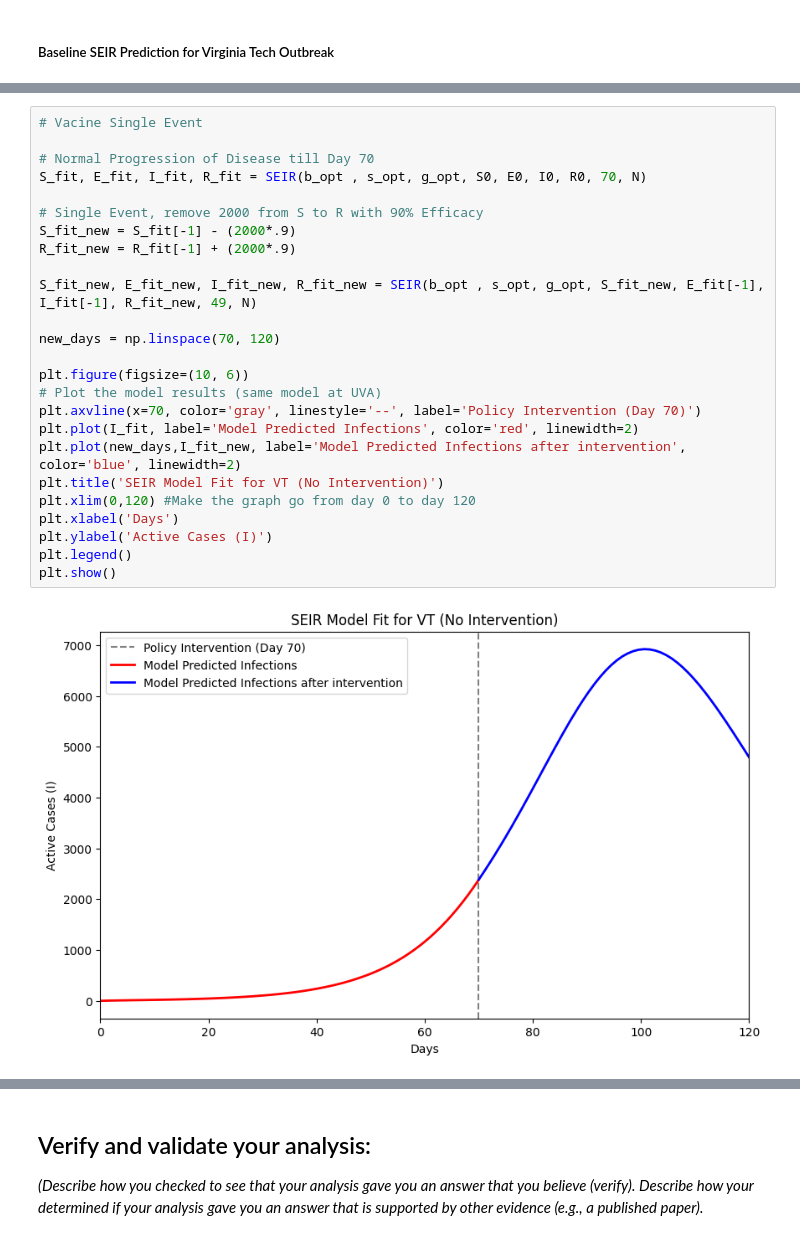
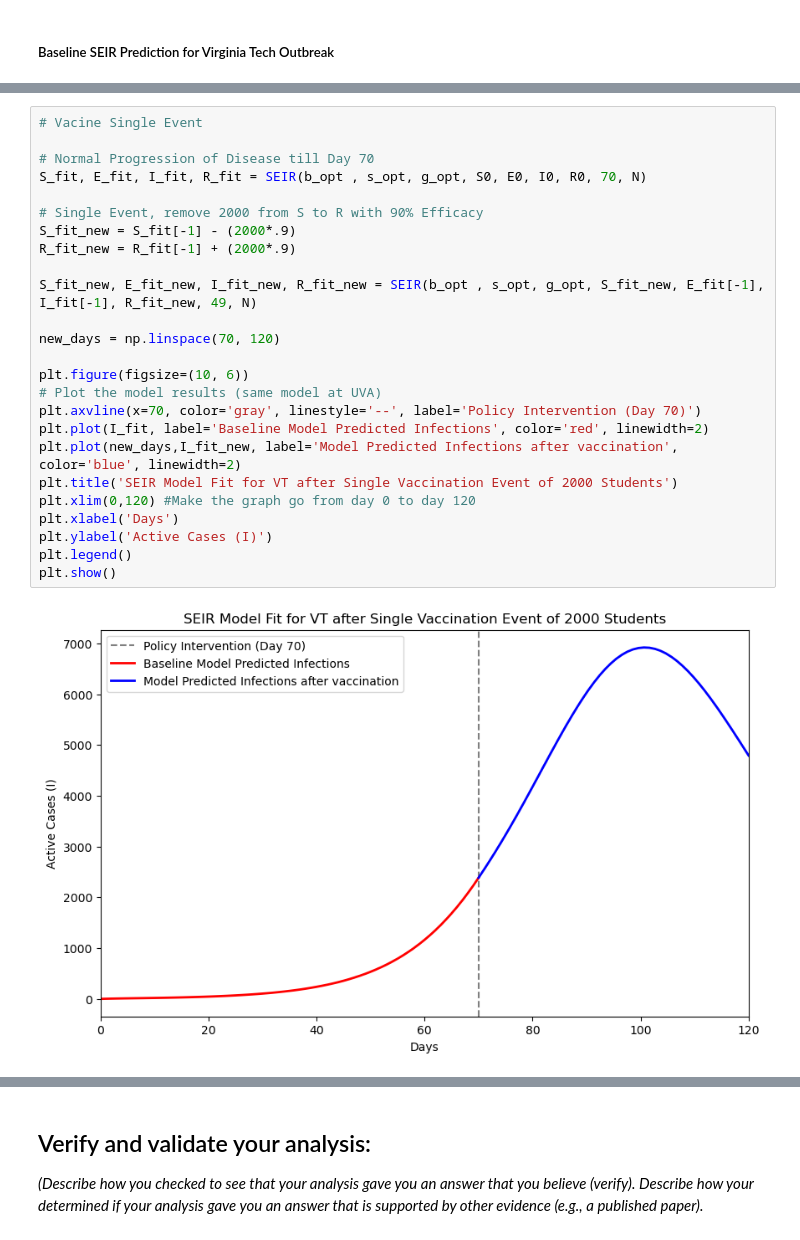
Before and after one commit to ktt920/Module-2-Epidemics-SIR-Modeling, a Jupyter notebook: Notebook examples/Template_student_final_notebook.ipynb, the cells around one changed output, grey strips where cells are left out. Drawn from its saved outputs; the diff is of its cells as text.

Commit message:
Update Intervention with New code
The notebook is not updated with all 5 interventions

```diff
--- a/Notebook examples/Template_student_final_notebook.ipynb
+++ b/Notebook examples/Template_student_final_notebook.ipynb
@@ -579,27 +585,27 @@ plt.show()
 # %%
 # Vacine Single Event
 
 # Normal Progression of Disease till Day 70
 S_fit, E_fit, I_fit, R_fit = SEIR(b_opt , s_opt, g_opt, S0, E0, I0, R0, 70, N)
 
 # Single Event, remove 2000 from S to R with 90% Efficacy
 S_fit_new = S_fit[-1] - (2000*.9)
 R_fit_new = R_fit[-1] + (2000*.9)
 
 S_fit_new, E_fit_new, I_fit_new, R_fit_new = SEIR(b_opt , s_opt, g_opt, S_fit_new, E_fit[-1], I_fit[-1], R_fit_new, 49, N)
 
 new_days = np.linspace(70, 120)
 
 plt.figure(figsize=(10, 6))
 # Plot the model results (same model at UVA)
 plt.axvline(x=70, color='gray', linestyle='--', label='Policy Intervention (Day 70)')
-plt.plot(I_fit, label='Model Predicted Infections', color='red', linewidth=2)
-plt.plot(new_days,I_fit_new, label='Model Predicted Infections after intervention', color='blue', linewidth=2)
-plt.title('SEIR Model Fit for VT (No Intervention)')
+plt.plot(I_fit, label='Baseline Model Predicted Infections', color='red', linewidth=2)
+plt.plot(new_days,I_fit_new, label='Model Predicted Infections after vaccination', color='blue', linewidth=2)
+plt.title('SEIR Model Fit for VT after Single Vaccination Event of 2000 Students')
 plt.xlim(0,120) #Make the graph go from day 0 to day 120
 plt.xlabel('Days')
 plt.ylabel('Active Cases (I)')
 plt.legend()
 plt.show()
 # %% [output]
-[figure, old version]
+[figure, new version]
```
Also changed, not shown: parts of 13 cells of this notebook.
